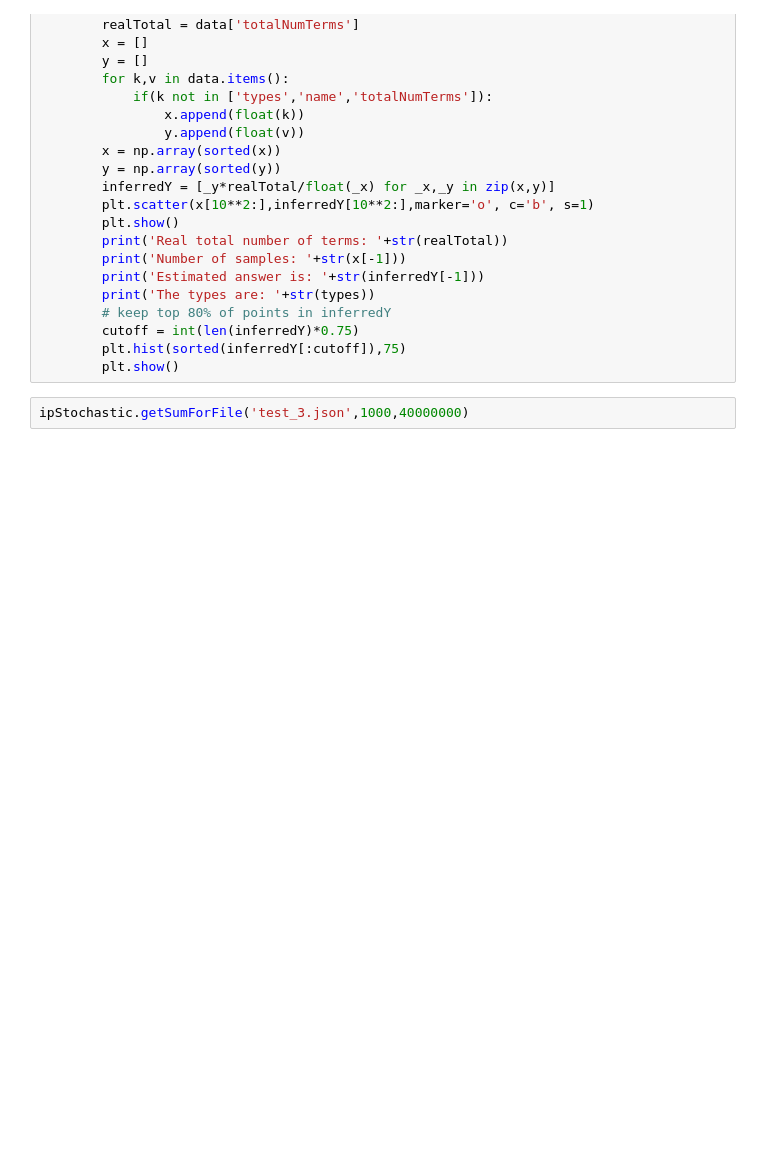
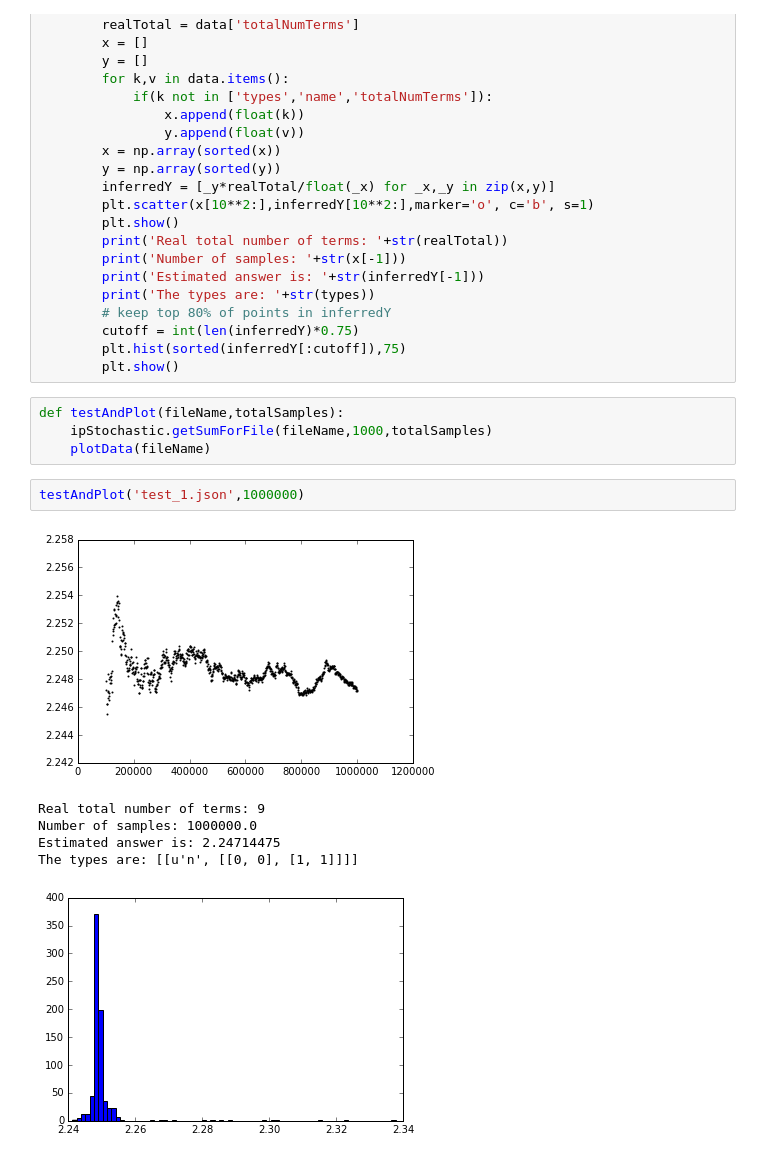
Before and after one commit to EddieCunningham/IP, a Jupyter notebook: Untitled.ipynb, the cells around one changed output. Cells and saved outputs as stored; diff of their text form; blank space fills up the shorter version.

```diff
--- a/Untitled.ipynb
+++ b/Untitled.ipynb
@@ -35,5 +35,16 @@ def plotData(fileName):
         cutoff = int(len(inferredY)*0.75)
         plt.hist(sorted(inferredY[:cutoff]),75)
         plt.show()
-# %%
-ipStochastic.getSumForFile('test_3.json',1000,40000000)
+# %%
+def testAndPlot(fileName,totalSamples):
+    ipStochastic.getSumForFile(fileName,1000,totalSamples)
+    plotData(fileName)
+# %%
+testAndPlot('test_1.json',1000000)
+# %% [output]
+[figure, added]
+Real total number of terms: 9
+Number of samples: 1000000.0
+Estimated answer is: 2.24714475
+The types are: [[u'n', [[0, 0], [1, 1]]]]
+[figure, added]
```
Also changed, not shown: parts of 3 cells of this notebook, 4 other files.
